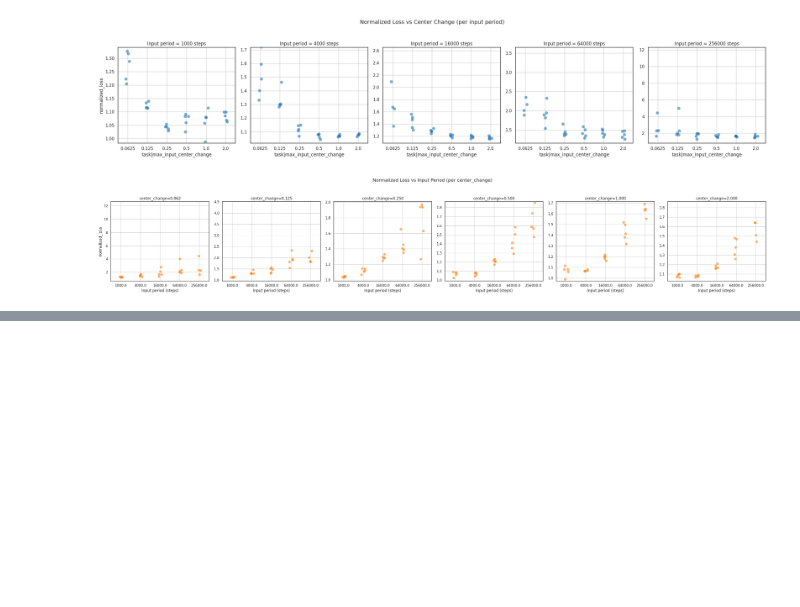
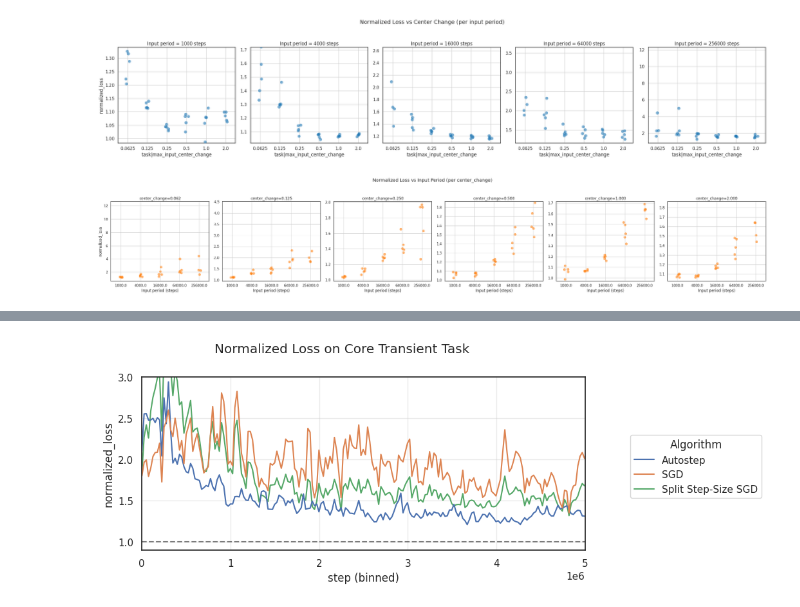
Before and after one commit to ejmejm/phd_research, a Jupyter notebook: phd/feature_search/analysis/core_transient_task/problem_variations.ipynb, the cells around one changed output, grey strips where cells are left out. Cells and saved outputs as stored; diff of their text form; code cells hidden in the pictures; blank space fills up the shorter version.

```diff
--- a/phd/feature_search/analysis/core_transient_task/problem_variations.ipynb
+++ b/phd/feature_search/analysis/core_transient_task/problem_variations.ipynb
@@ -421,0 +512,68 @@ plt.show()
+# %%
+# First, merge to get the required columns into a single DataFrame
+all_combined_df = all_run_df.merge(
+    all_config_df[['run_id', 'model|use_perfect_features', 'seed', 'algorithm']],
+    on = 'run_id',
+)
+
+# Keep only the columns we care about
+cols_of_interest = [
+    'run_id',
+    'model|use_perfect_features',
+    'seed',
+    'step',
+    'loss',
+    'algorithm',
+]
+all_combined_df = all_combined_df[cols_of_interest]
+
+group_cols = ['seed', 'step', 'algorithm']
+
+def compute_normalized_loss(group):
+    # Needs to be sorted by use_perfect_features for predictability
+    group = group.sort_values('model|use_perfect_features')
+    # Compute ratio only if both False/True exist
+    if group['model|use_perfect_features'].nunique() == 2:
+        no_pf_loss = group.loc[group['model|use_perfect_features'] == False, 'loss'].values[0]
+        pf_loss = group.loc[group['model|use_perfect_features'] == True, 'loss'].values[0]
+        norm_loss_true = no_pf_loss / pf_loss
+        # For use_perfect_features==True, set to ratio; for False, set to 1.0 (since normalized wrt itself)
+        norm_loss_vec = np.where(
+            group['model|use_perfect_features'],
+            1.0,
+            norm_loss_true,
+        )
+        return pd.Series(norm_loss_vec, index=group.index)
+    else:
+        # Only one present, normalized loss is nan for both
+        return pd.Series(np.nan, index=group.index)
+
+all_combined_df['normalized_loss'] = (
+    all_combined_df
+    .groupby(group_cols, group_keys=False)
+    .apply(compute_normalized_loss)
+)
+
+plot_df = all_combined_df[
+    all_combined_df['model|use_perfect_features'] == False
+]
+
+plot_learning_curves(
+    run_df = plot_df,
+    n_bins = 200,
+    figsize = (8, 4),
+    max_cols = 1,
+    y_col = 'normalized_loss',
+    hue_col = 'algorithm',
+    legend_title = 'Algorithm',
+    ylim = (0.9, 3.0),
+)
+plt.axhline(y=1.0, color='black', linestyle='--', alpha=0.5)  # Dotted, partially transparent line at y=0
+plt.suptitle('Normalized Loss on Core Transient Task')
+plt.tight_layout()
+plt.show()
+
+# Smaller gradients in input layer because of vanishing gradient from sigmoid?
+# Look at gradient * step size, maybe it's actually very small?
+# %% [output]
+[figure, added]
```
Also changed, not shown: parts of 9 cells of this notebook.
